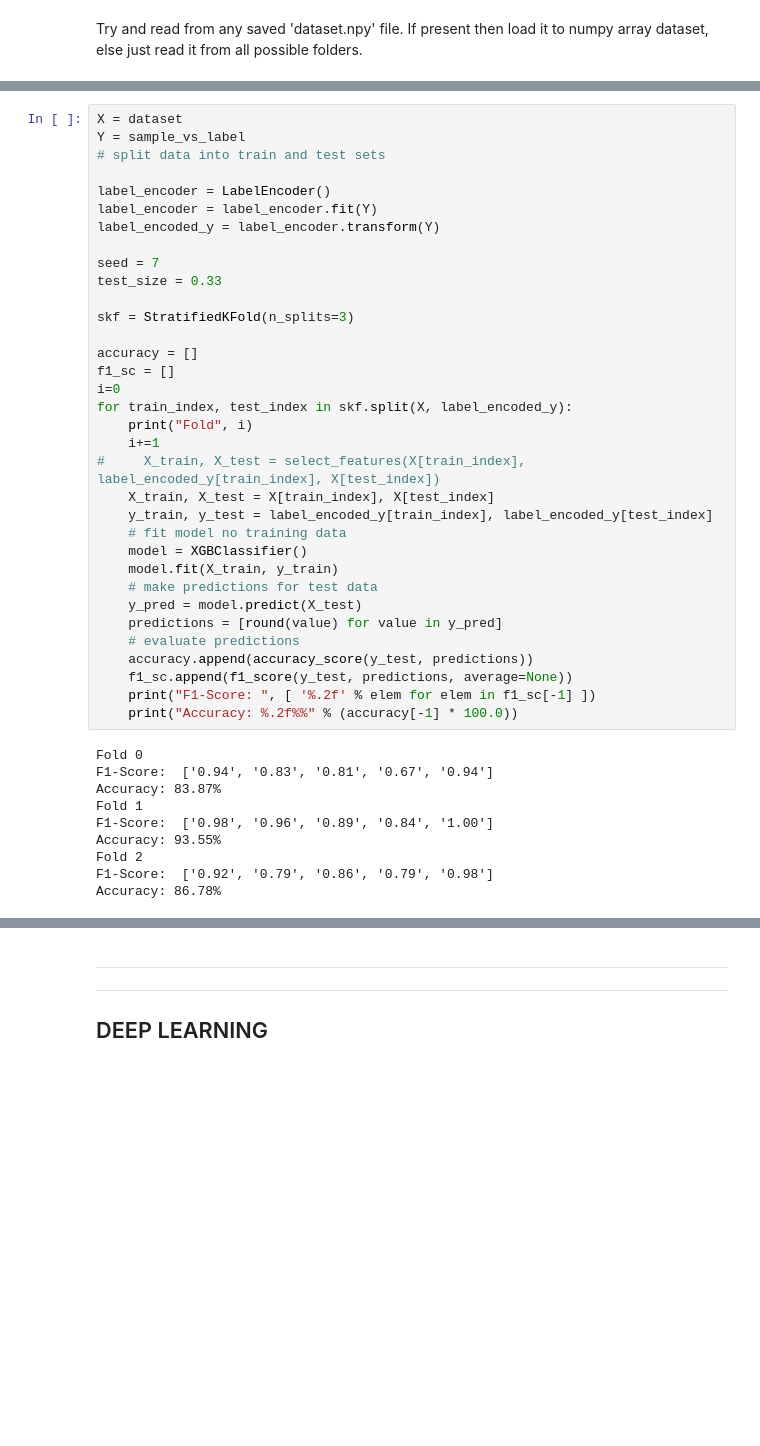
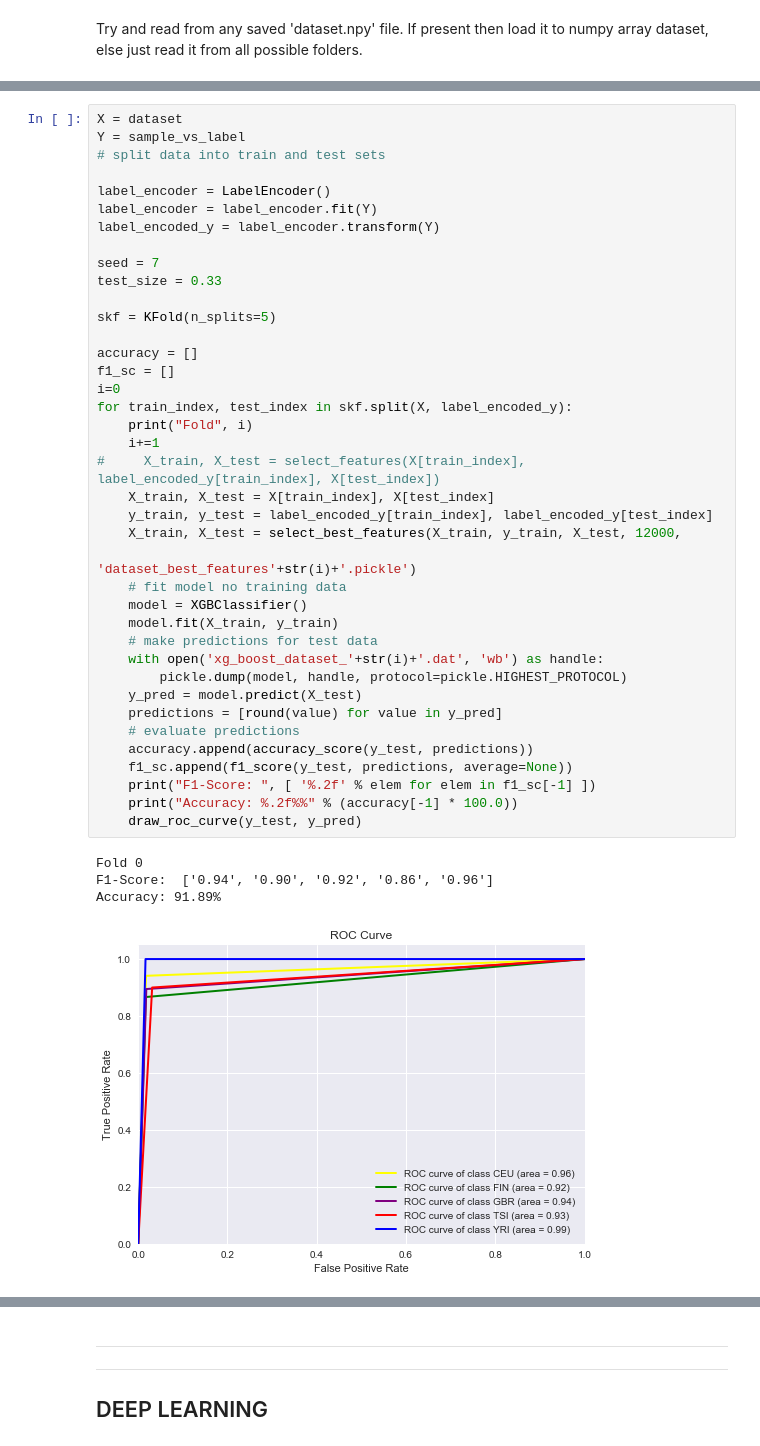
Before and after one commit to samanta-anupam/pheno-predictor, a Jupyter notebook: Population_predictor.ipynb, the cells around one changed output, grey strips where cells are left out. Cells and saved outputs as stored; diff of their text form; blank space fills up the shorter version.

```diff
--- a/Population_predictor.ipynb
+++ b/Population_predictor.ipynb
@@ -166,39 +409,39 @@ Y = sample_vs_label
 label_encoder = LabelEncoder()
 label_encoder = label_encoder.fit(Y)
 label_encoded_y = label_encoder.transform(Y)
 
 seed = 7
 test_size = 0.33
 
-skf = StratifiedKFold(n_splits=3)
+skf = KFold(n_splits=5)
 
 accuracy = []
 f1_sc = []
 i=0
 for train_index, test_index in skf.split(X, label_encoded_y):
     print("Fold", i)
     i+=1
 #     X_train, X_test = select_features(X[train_index], label_encoded_y[train_index], X[test_index])
     X_train, X_test = X[train_index], X[test_index]
     y_train, y_test = label_encoded_y[train_index], label_encoded_y[test_index]
+    X_train, X_test = select_best_features(X_train, y_train, X_test, 12000,
+                                           'dataset_best_features'+str(i)+'.pickle')
     # fit model no training data
     model = XGBClassifier()
     model.fit(X_train, y_train)
     # make predictions for test data
+    with open('xg_boost_dataset_'+str(i)+'.dat', 'wb') as handle:
+        pickle.dump(model, handle, protocol=pickle.HIGHEST_PROTOCOL)
     y_pred = model.predict(X_test)
     predictions = [round(value) for value in y_pred]
     # evaluate predictions
     accuracy.append(accuracy_score(y_test, predictions))
     f1_sc.append(f1_score(y_test, predictions, average=None))
     print("F1-Score: ", [ '%.2f' % elem for elem in f1_sc[-1] ])
     print("Accuracy: %.2f%%" % (accuracy[-1] * 100.0))
+    draw_roc_curve(y_test, y_pred)
 # %% [output]
 Fold 0
-F1-Score:  ['0.94', '0.83', '0.81', '0.67', '0.94']
-Accuracy: 83.87%
-Fold 1
-F1-Score:  ['0.98', '0.96', '0.89', '0.84', '1.00']
-Accuracy: 93.55%
-Fold 2
-F1-Score:  ['0.92', '0.79', '0.86', '0.79', '0.98']
-Accuracy: 86.78%
+F1-Score:  ['0.94', '0.90', '0.92', '0.86', '0.96']
+Accuracy: 91.89%
+[figure, added]
```
Also changed, not shown: parts of 37 cells of this notebook.
